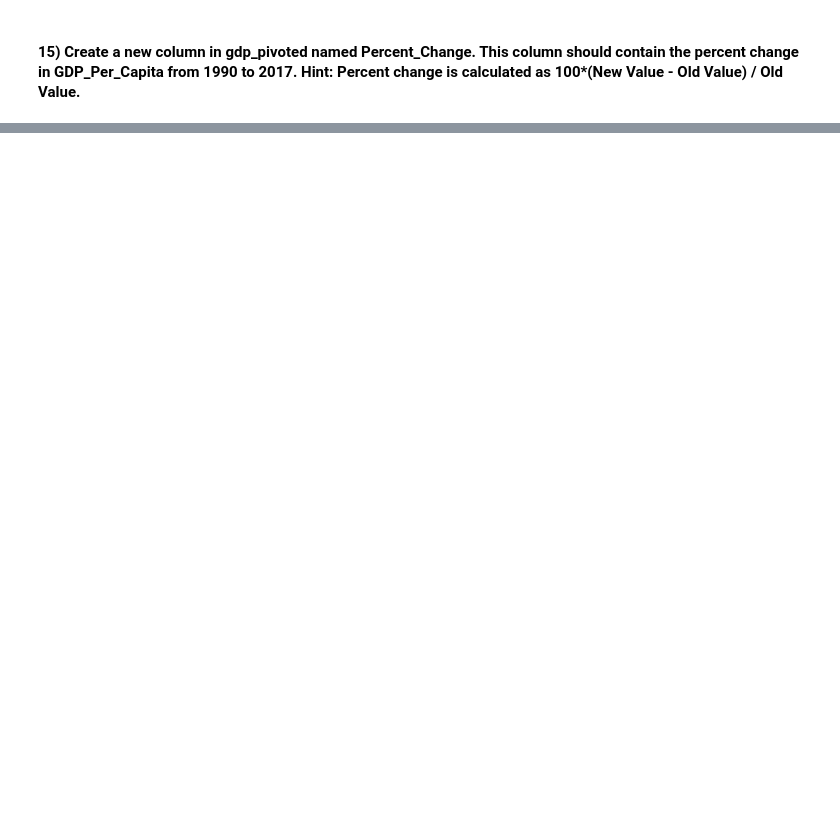
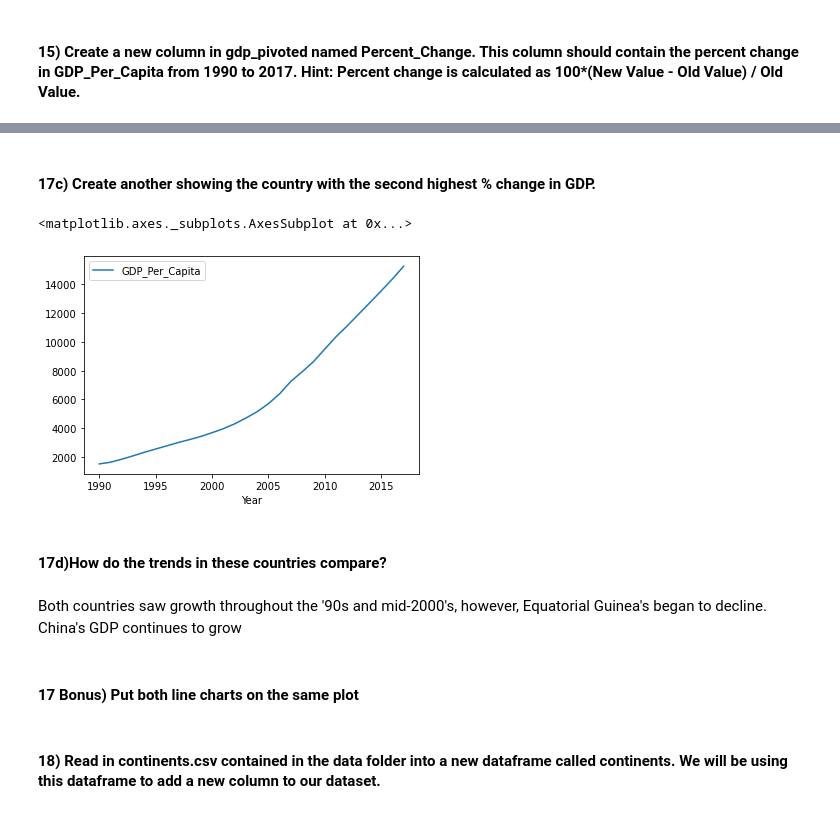
Before and after one commit to lordfrahnk/dq1-undata-lordfrahnk, a Jupyter notebook: notebooks/UN_Data_Exploration.ipynb, the cells around one changed output, grey strips where cells are left out. Cells and saved outputs as stored; diff of their text form; code cells hidden in the pictures; blank space fills up the shorter version.

Commit message:
through question 20

```diff
--- a/notebooks/UN_Data_Exploration.ipynb
+++ b/notebooks/UN_Data_Exploration.ipynb
@@ -259,0 +323,15 @@ KeyError: '2017'
+# %% [markdown]
+#### 17c) Create another showing the country with the second highest % change in GDP.
+# %%
+gdp_df[(gdp_df['Country'] == 'China') & (gdp_df['Year'].between(1990, 2017, inclusive = True))].plot(x = 'Year', y = 'GDP_Per_Capita')
+# %% [output]
+<matplotlib.axes._subplots.AxesSubplot at 0x...>
+[figure, added]
+# %% [markdown]
+ #### 17d)How do the trends in these countries compare?
+# %% [markdown]
+Both countries saw growth throughout the '90s and mid-2000's, however, Equatorial Guinea's began to decline. China's GDP continues to grow
+# %% [markdown]
+#### 17 Bonus) Put both line charts on the same plot
+# %% [markdown]
+#### 18) Read in continents.csv contained in the data folder into a new dataframe called continents. We will be using this dataframe to add a new column to our dataset.
```
Also changed, not shown: parts of 23 cells of this notebook.
